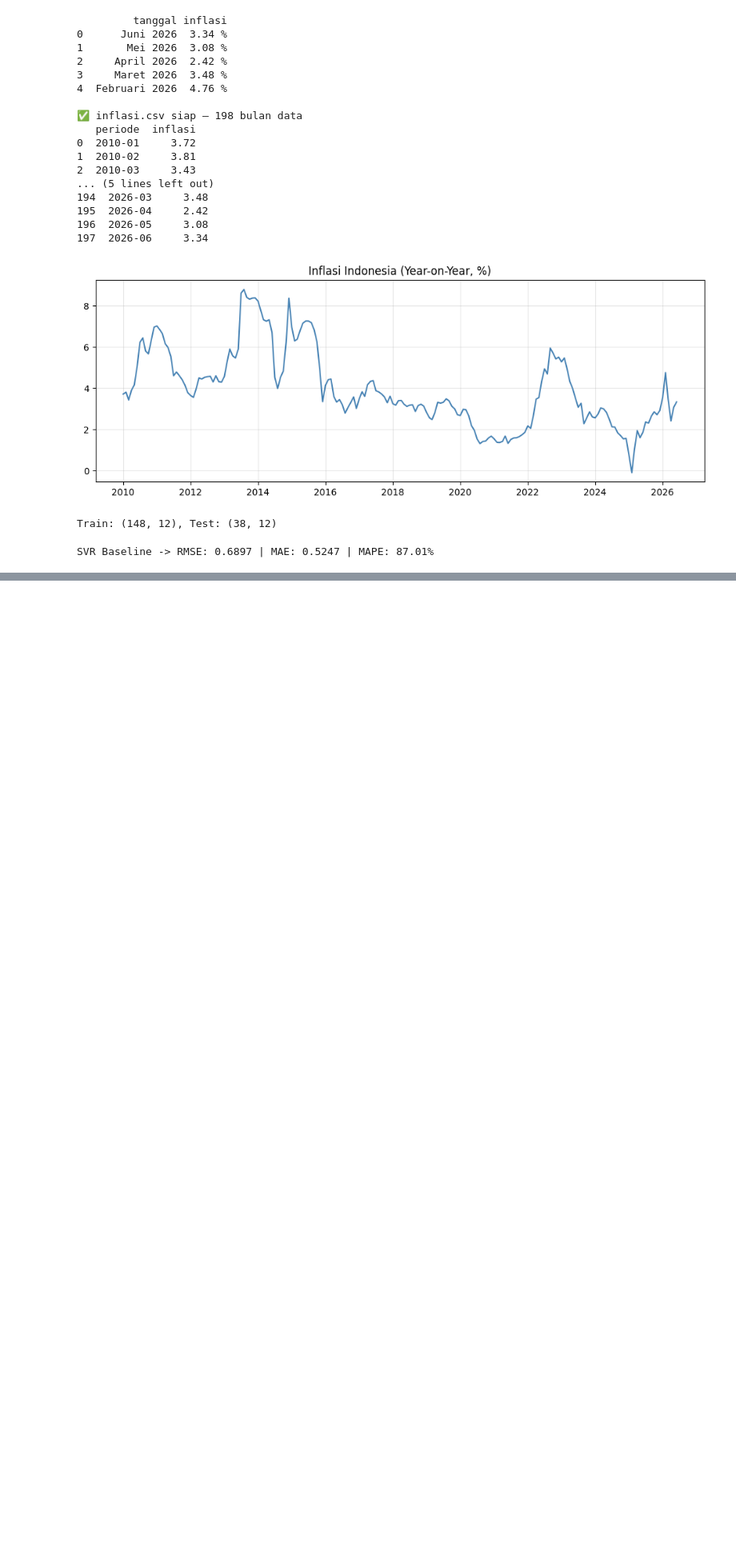
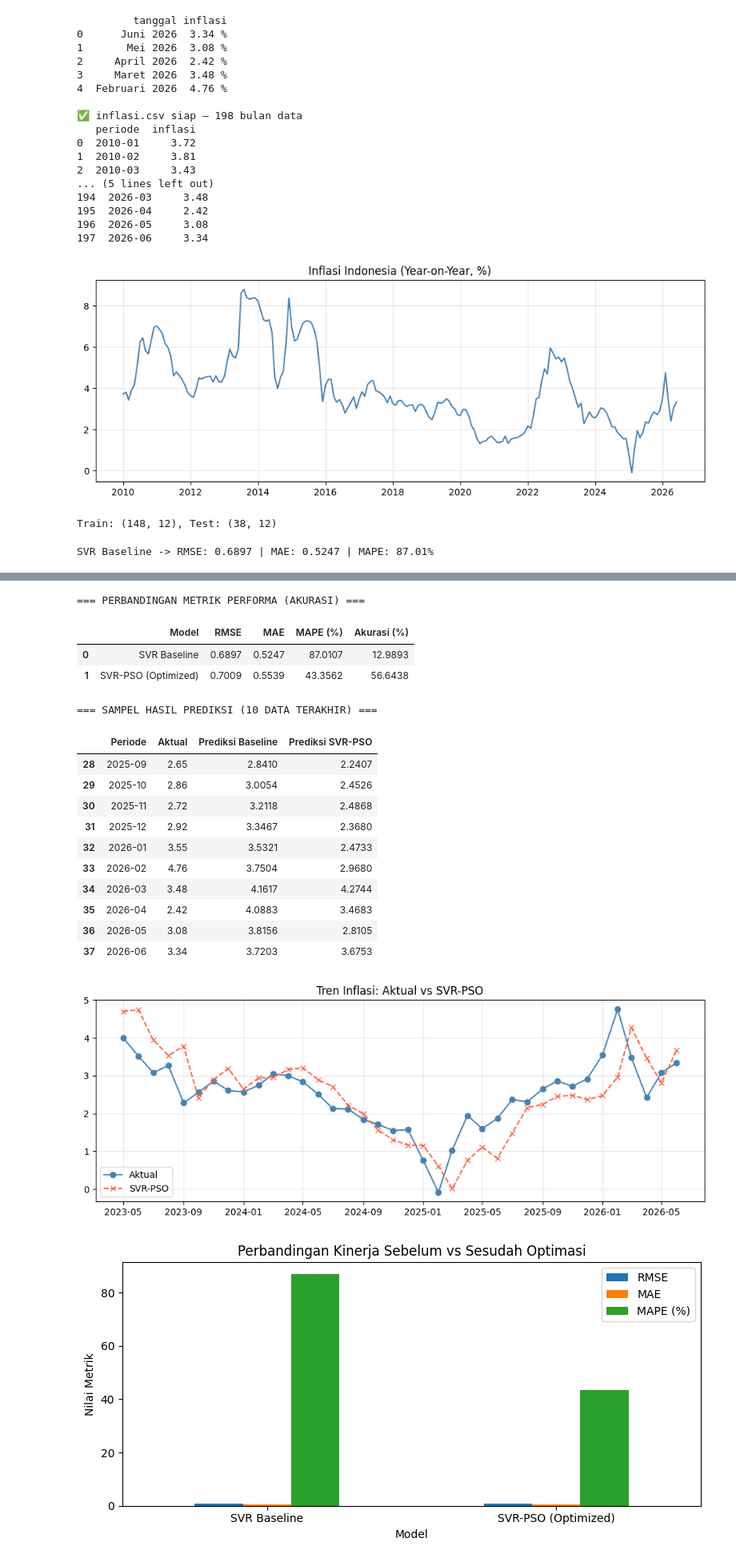
Before and after one commit to ter-sleep/final-project-komputasional, a Jupyter notebook: notebooks/main.ipynb, the cells around one changed output, grey strips where cells are left out. Shown at 80% size. Drawn from its saved outputs; the diff is of its cells as text; code cells hidden in the pictures; blank space fills up the shorter version.

```diff
--- a/notebooks/main.ipynb
+++ b/notebooks/main.ipynb
@@ -189,0 +161,74 @@ SVR Baseline 0.689666 0.524744 87.010657                0.00               0.00
+# %%
+# ===== 4. EVALUASI & TABEL PERBANDINGAN FINAL =====
+def evaluasi_final(y_true, y_pred, label):
+    rmse = np.sqrt(mean_squared_error(y_true, y_pred))
+    mae = mean_absolute_error(y_true, y_pred)
+    # Menghitung MAPE dengan penanganan pembagian nol
+    mape = np.mean(np.abs((y_true - y_pred) / np.where(y_true == 0, 1, y_true))) * 100
+    akurasi = 100 - mape
+    return [label, rmse, mae, mape, akurasi]
+
+# 1. Hitung ulang hasil dengan parameter optimal
+svr_base.fit(X_train, y_train)
+pred_base_asli = scaler.inverse_transform(svr_base.predict(X_test).reshape(-1, 1)).flatten()
+
+svr_pso_final = SVR(kernel='rbf', C=C_opt, gamma=gamma_opt, epsilon=eps_opt)
+svr_pso_final.fit(X_train, y_train)
+pred_pso_asli = scaler.inverse_transform(svr_pso_final.predict(X_test).reshape(-1, 1)).flatten()
+y_test_asli = scaler.inverse_transform(y_test.reshape(-1, 1)).flatten()
+
+# 2. Tabel Metrik (Akurasi)
+metrics_data = [
+    evaluasi_final(y_test_asli, pred_base_asli, 'SVR Baseline'),
+    evaluasi_final(y_test_asli, pred_pso_asli, 'SVR-PSO (Optimized)')
+]
+tabel_metrik = pd.DataFrame(metrics_data, columns=['Model', 'RMSE', 'MAE', 'MAPE (%)', 'Akurasi (%)'])
+
+print("\n=== PERBANDINGAN METRIK PERFORMA (AKURASI) ===")
+display(tabel_metrik.round(4))
+
+# 3. Ambil tanggal yang selaras dengan dimensi X_test
+tanggal_test = df['periode'].iloc[-len(y_test_asli):].reset_index(drop=True)
+
+# 4. Tabel Prediksi
+tabel_prediksi = pd.DataFrame({
+    'Periode': tanggal_test.dt.strftime('%Y-%m'),
+    'Aktual': y_test_asli,
+    'Prediksi Baseline': pred_base_asli,
+    'Prediksi SVR-PSO': pred_pso_asli
+})
+
+print("\n=== SAMPEL HASIL PREDIKSI (10 DATA TERAKHIR) ===")
+display(tabel_prediksi.tail(10).round(4))
+
+# 5. Visualisasi Tren
+plt.figure(figsize=(12, 4))
+plt.plot(tanggal_test, y_test_asli, label='Aktual', color='steelblue', marker='o')
+plt.plot(tanggal_test, pred_pso_asli, label='SVR-PSO', color='tomato', ls='--', marker='x')
+plt.title('Tren Inflasi: Aktual vs SVR-PSO')
+plt.legend(); plt.grid(alpha=0.3); plt.show()
+
+# 6. Grafik batang perbandingan metrik (Fix error: use tabel_metrik)
+tabel_metrik.set_index('Model')[['RMSE', 'MAE', 'MAPE (%)']].plot(kind='bar', figsize=(8, 4), rot=0)
+plt.title('Perbandingan Kinerja Sebelum vs Sesudah Optimasi')
+plt.ylabel('Nilai Metrik')
+plt.tight_layout(); plt.show()
+# %% [output]
+=== PERBANDINGAN METRIK PERFORMA (AKURASI) ===
+|  | Model | RMSE | MAE | MAPE (%) | Akurasi (%) |
+| 0 | SVR Baseline | 0.6897 | 0.5247 | 87.0107 | 12.9893 |
+| 1 | SVR-PSO (Optimized) | 0.7009 | 0.5539 | 43.3562 | 56.6438 |
+=== SAMPEL HASIL PREDIKSI (10 DATA TERAKHIR) ===
+|  | Periode | Aktual | Prediksi Baseline | Prediksi SVR-PSO |
+| 28 | 2025-09 | 2.65 | 2.8410 | 2.2407 |
+| 29 | 2025-10 | 2.86 | 3.0054 | 2.4526 |
+| 30 | 2025-11 | 2.72 | 3.2118 | 2.4868 |
+| 31 | 2025-12 | 2.92 | 3.3467 | 2.3680 |
+| 32 | 2026-01 | 3.55 | 3.5321 | 2.4733 |
+| 33 | 2026-02 | 4.76 | 3.7504 | 2.9680 |
+| 34 | 2026-03 | 3.48 | 4.1617 | 4.2744 |
+| 35 | 2026-04 | 2.42 | 4.0883 | 3.4683 |
+| 36 | 2026-05 | 3.08 | 3.8156 | 2.8105 |
+| 37 | 2026-06 | 3.34 | 3.7203 | 3.6753 |
+[figure, added]
+[figure, added]
```
Also changed, not shown: parts of 3 cells of this notebook.
